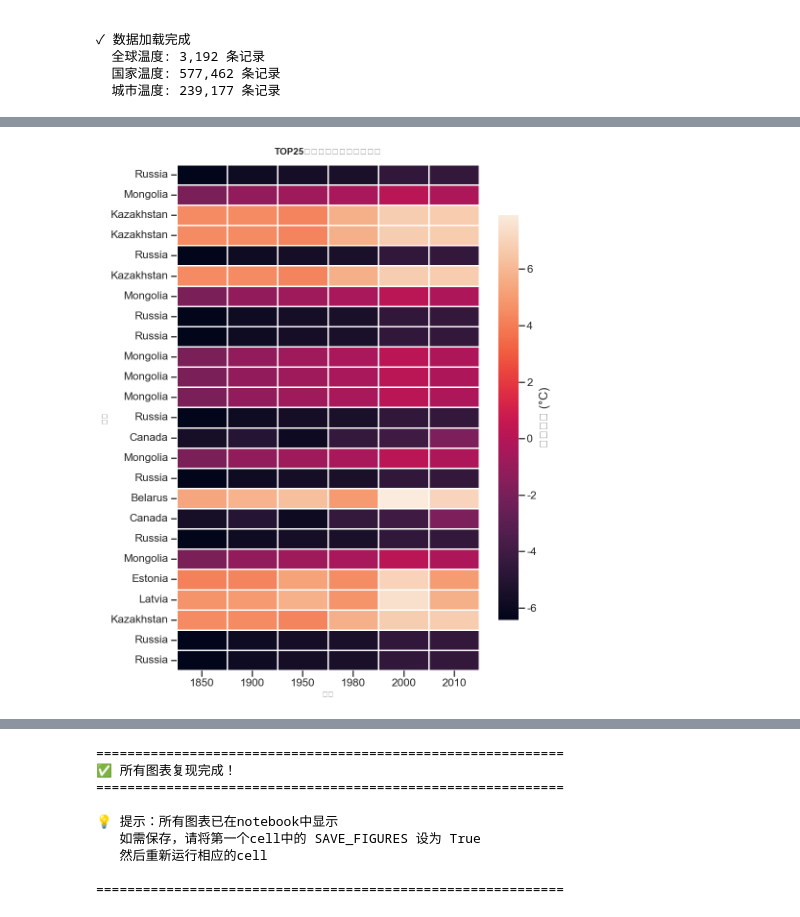
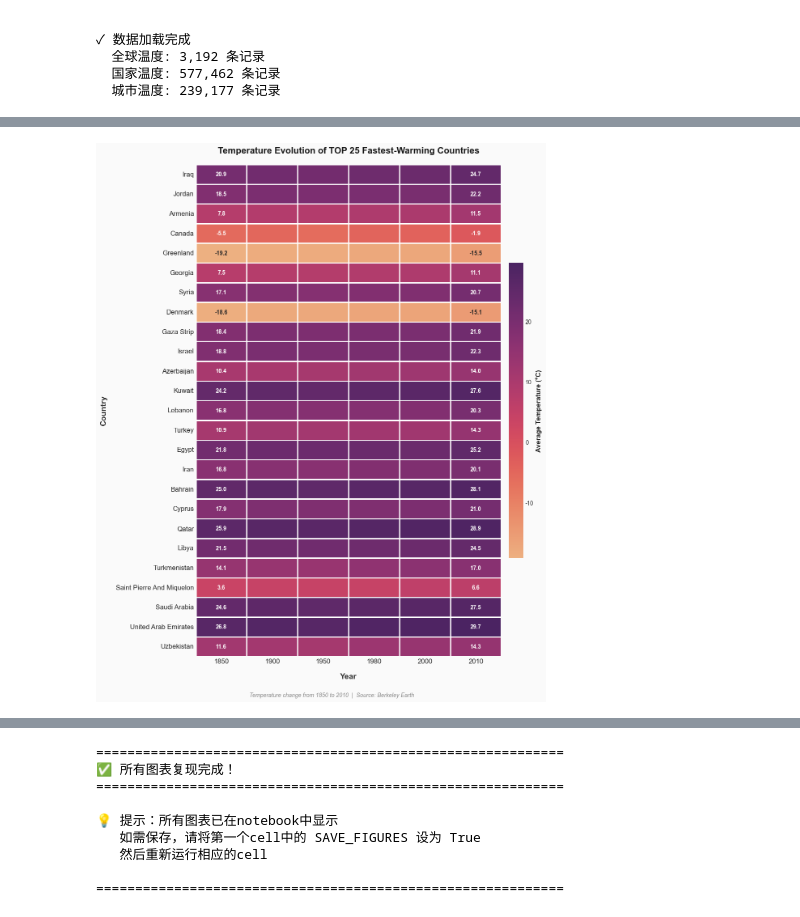
Before and after one commit to 1nh4oX/DV_finalProject, a Jupyter notebook: climate/Jupyter/temperature.ipynb, the cells around one changed output, grey strips where cells are left out. Saved outputs shown, nothing was run; the diff lists cells and outputs as text; code cells hidden in the pictures.

Commit message:
feat:temperature

```diff
--- a/climate/Jupyter/temperature.ipynb
+++ b/climate/Jupyter/temperature.ipynb
@@ -211,18 +294,25 @@ else:
 # %%
-# 图3: 国家热力图 (02_country_heatmap_pro.png)
-print("📊 绘制图3: 国家温度热力图...")
+# Figure 3: Country Temperature Heatmap
+print("📊 Plotting Figure 3: Country Temperature Heatmap...")
 
-# 选择TOP25变化最大的国家
+# Select key years for comparison
 key_years = [1850, 1900, 1950, 1980, 2000, 2010]
 
-df_2010 = df_country[df_country['year'] == 2010].copy()
-df_1850 = df_country[df_country['year'] == 1850].copy()
-df_change = df_2010.merge(df_1850, on='Country', suffixes=('_2010', '_1850'))
-df_change['temp_change'] = (df_change['AverageTemperature_2010'] -
-                            df_change['AverageTemperature_1850'])
+# Aggregate by country and year
+df_2010 = df_country[df_country['year'] == 2010].groupby('Country')['AverageTemperature'].mean().reset_index()
+df_2010.columns = ['Country', 'temp_2010']
+
+df_1850 = df_country[df_country['year'] == 1850].groupby('Country')['AverageTemperature'].mean().reset_index()
+df_1850.columns = ['Country', 'temp_1850']
+
+# Merge and calculate temperature change
+df_change = df_2010.merge(df_1850, on='Country')
+df_change['temp_change'] = df_change['temp_2010'] - df_change['temp_1850']
+
+# Get TOP 25 countries with largest temperature increase
 top_countries = df_change.nlargest(25, 'temp_change')['Country'].tolist()
 
-# 准备数据
+# Prepare heatmap data
 heatmap_data = []
 for country in top_countries:
     temps = []
@@ -237,32 +327,53 @@ for country in top_countries:
 
 heatmap_df = pd.DataFrame(heatmap_data, index=top_countries, columns=key_years)
 
-# 绘制
-fig, ax = plt.subplots(figsize=(10, 12))
+# Create custom annotation - only show 1850 and 2010
+annot_df = heatmap_df.copy()
+annot_df = annot_df.round(1).astype(str)
+for col in [1900, 1950, 1980, 2000]:
+    annot_df[col] = ''
 
-# 使用 rocket 配色，调整 vmin/vmax 让对比度更明显
-data_min = heatmap_df.min().min()
-data_max = heatmap_df.max().max()
+# Create figure
+fig, ax = plt.subplots(figsize=(12, 14))
+fig.patch.set_facecolor('#FAFAFA')
+ax.set_facecolor('#FAFAFA')
 
-sns.heatmap(heatmap_df, cmap='rocket', annot=False,
-           linewidths=1, linecolor='white',
-           cbar_kws={'label': '平均温度 (°C)', 'shrink': 0.8},
-           ax=ax, vmin=data_min, vmax=data_max, robust=True)
+# Plot heatmap
+sns.heatmap(heatmap_df,
+            cmap='flare',
+            annot=annot_df,
+            fmt='',
+            annot_kws={'size': 10, 'weight': 'bold'},
+            linewidths=2,
+            linecolor='white',
+            cbar_kws={'label': 'Average Temperature (°C)', 'shrink': 0.6, 'pad': 0.02},
+            ax=ax,
+            square=False)
 
-ax.set_xlabel('年份', fontsize=12, weight='medium')
-ax.set_ylabel('国家', fontsize=12, weight='medium')
-ax.set_title('TOP25升温最快国家的温度演变',
-            fontsize=14, weight='bold', pad=15)
+# Style the colorbar
+cbar = ax.collections[0].colorbar
+cbar.ax.tick_params(labelsize=10)
+cbar.set_label('Average Temperature (°C)', fontsize=12, fontweight='bold')
 
-plt.tight_layout()
+# Set labels and title
+ax.set_xlabel('Year', fontsize=14, fontweight='bold', color='#333333', labelpad=15)
+ax.set_ylabel('Country', fontsize=14, fontweight='bold', color='#333333', labelpad=15)
+ax.set_title('Temperature Evolution of TOP 25 Fastest-Warming Countries',
+             fontsize=16, fontweight='bold', pad=20, color='#1a1a1a')
 
-# 显示图表
+# Style tick labels
+ax.set_xticklabels(ax.get_xticklabels(), fontsize=12, fontweight='medium')
+ax.set_yticklabels(ax.get_yticklabels(), fontsize=12, fontweight='medium')
+
+# Add subtitle
+fig.text(0.5, 0.01, 'Temperature change from 1850 to 2010  |  Source: Berkeley Earth',
+         fontsize=10, color='#888888', ha='center', style='italic')
+
+plt.tight_layout(rect=[0, 0.02, 1, 1])
 plt.show()
 
-# 可选：保存图表
 if SAVE_FIGURES:
-    plt.savefig(OUTPUT_DIR / '02_country_heatmap_pro.png', dpi=300, bbox_inches='tight')
-    print("✓ 已保存: 02_country_heatmap_pro.png")
-else:
-    print("✓ 图表已显示（未保存）")
+    fig.savefig(OUTPUT_DIR / '02_country_heatmap_pro.png', dpi=300, bbox_inches='tight',
+                facecolor='#FAFAFA', edgecolor='none')
+    print("✓ Saved: 02_country_heatmap_pro.png")
 # %% [output]
@@ -270 +381 @@ else:
-[figure, old version]
+[figure, new version]
```
Also changed, not shown: parts of 7 cells of this notebook, 1 other file.
